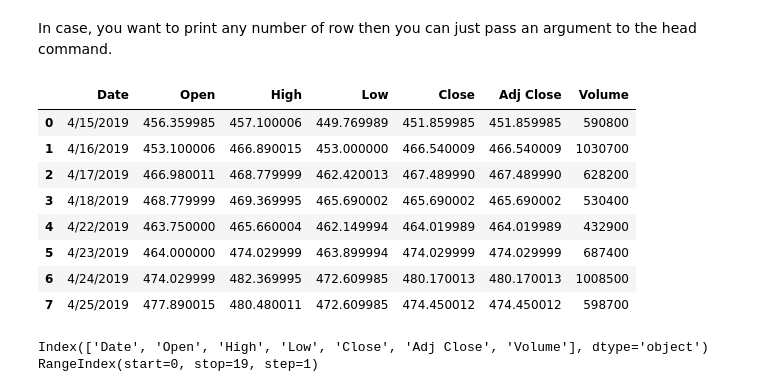
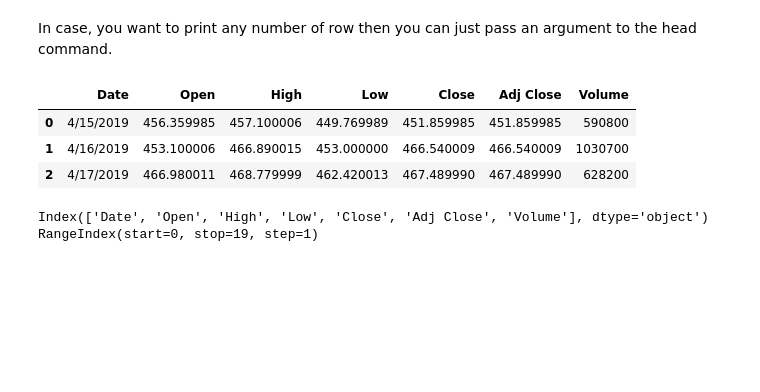
Before and after one commit to surjeet143/all_about_pandas, a Jupyter notebook: pandas_foundation/pandas_foundation_introduction.ipynb, the cells around one changed output. Drawn from its saved outputs; the diff is of its cells as text; code cells hidden in the pictures; blank space fills up the shorter version.

```diff
--- a/pandas_foundation/pandas_foundation_introduction.ipynb
+++ b/pandas_foundation/pandas_foundation_introduction.ipynb
@@ -48,17 +47,12 @@ data.head()         #prints 0-4 examples of data frame
 # %% [markdown]
 In case, you want to print any number of row then you can just pass an argument to the head command.
 # %%
-data.head(8) # print first 8 rows of the dataset
+data.head(3) # print first 8 rows of the dataset
 # %% [output]
 |  | Date | Open | High | Low | Close | Adj Close | Volume |
 | 0 | 4/15/2019 | 456.359985 | 457.100006 | 449.769989 | 451.859985 | 451.859985 | 590800 |
 | 1 | 4/16/2019 | 453.100006 | 466.890015 | 453.000000 | 466.540009 | 466.540009 | 1030700 |
 | 2 | 4/17/2019 | 466.980011 | 468.779999 | 462.420013 | 467.489990 | 467.489990 | 628200 |
-| 3 | 4/18/2019 | 468.779999 | 469.369995 | 465.690002 | 465.690002 | 465.690002 | 530400 |
-| 4 | 4/22/2019 | 463.750000 | 465.660004 | 462.149994 | 464.019989 | 464.019989 | 432900 |
-| 5 | 4/23/2019 | 464.000000 | 474.029999 | 463.899994 | 474.029999 | 474.029999 | 687400 |
-| 6 | 4/24/2019 | 474.029999 | 482.369995 | 472.609985 | 480.170013 | 480.170013 | 1008500 |
-| 7 | 4/25/2019 | 477.890015 | 480.480011 | 472.609985 | 474.450012 | 474.450012 | 598700 |
 # %%
 print(data.columns)        # prints data column names
 print(data.index)          # prints index name if any
```
Also changed, not shown: parts of 37 cells of this notebook.
